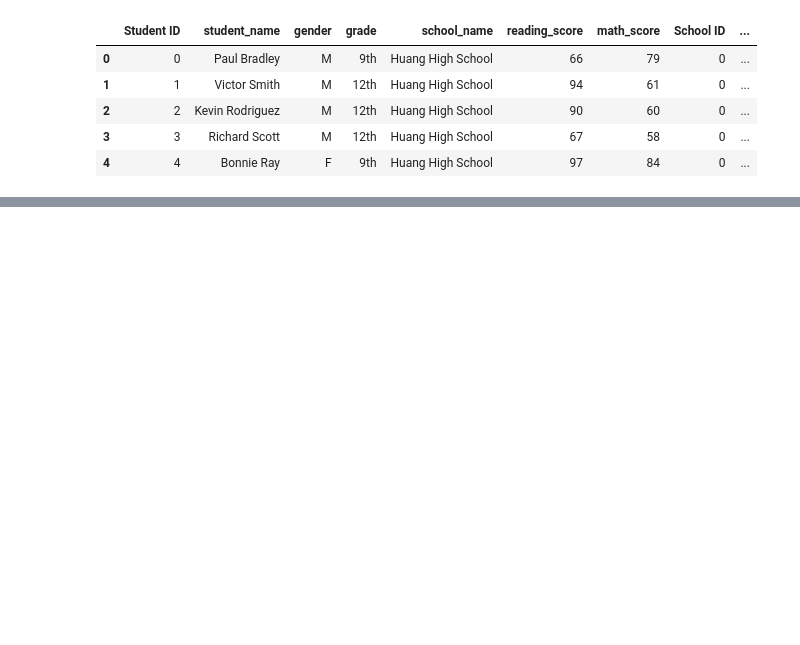
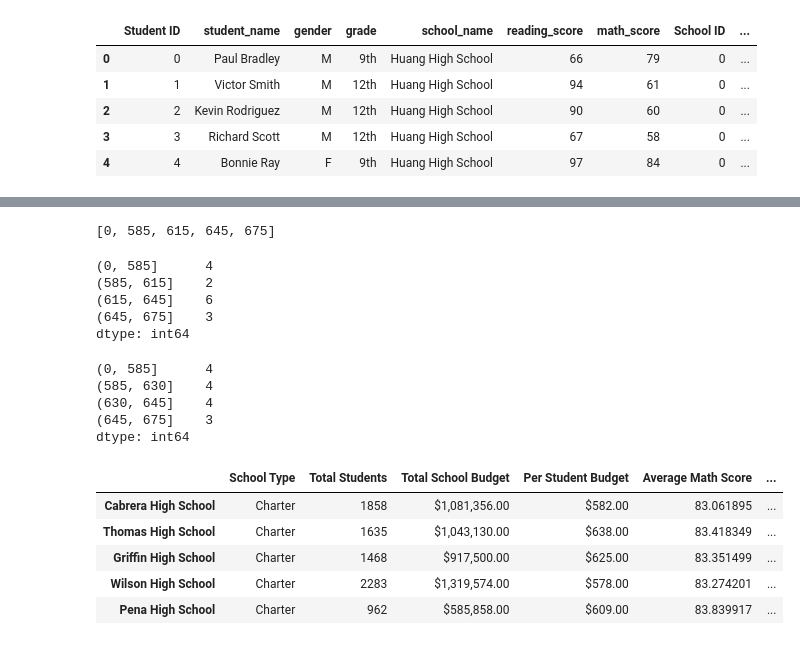
Before and after one commit to catsquared/school_district_analysis, a Jupyter notebook: PyCitySchools.ipynb, the cells around one changed output, grey strips where cells are left out. Cells and saved outputs as stored; diff of their text form; code cells hidden in the pictures; blank space fills up the shorter version.

Commit message:
Add analysis by spending range

```diff
--- a/PyCitySchools.ipynb
+++ b/PyCitySchools.ipynb
@@ -701,7 +701,7 @@ Wright High School       1739
 Name: student_name, dtype: int64
 # %%
 # Calculate the pct of passing math and reading scores
-per_school_passing_math = per_school_passing_math / per_school_counts
+per_school_passing_math = per_school_passing_math / per_school_counts * 100
 per_school_passing_math
 # %% [output]
 Bailey High School       0.666801
@@ -722,7 +722,7 @@ Wright High School       0.933333
 dtype: float64
 # %%
 # Calculate the pct of passing math and reading scores
-per_school_passing_reading = per_school_passing_reading / per_school_counts
+per_school_passing_reading = per_school_passing_reading / per_school_counts *100
 per_school_passing_reading
 # %% [output]
 Bailey High School       0.819333
@@ -1135,0 +1169,16 @@ school_grade_reading.index.name = None
+# %%
+# Increase the bins by roughly the standard deviation, starting with a bin that captures more than one school
+spending_bins = [0, 585, 585+30, 585+30*2, 585+30*3]
+spending_bins
+# %% [output]
+[0, 585, 615, 645, 675]
+# %%
+# Use the cut() function to split the data into the determined bins
+# Group by the bins, and count the number of schools in each bin
+budget_per_student.groupby(pd.cut(budget_per_student, spending_bins)).count()
+# %% [output]
+(0, 585]      4
+(585, 615]    2
+(615, 645]    6
+(645, 675]    3
+dtype: int64
@@ -1135,0 +1187,9 @@ school_grade_reading.index.name = None
+# %%
+spending_bins = [0, 585, 630, 645, 675]
+budget_per_student.groupby(pd.cut(budget_per_student, spending_bins)).count()
+# %% [output]
+(0, 585]      4
+(585, 630]    4
+(630, 645]    4
+(645, 675]    3
+dtype: int64
@@ -1135,0 +1199,10 @@ school_grade_reading.index.name = None
+# %%
+# Add bin data to the per school summary
+per_school_df.head()
+# %% [output]
+|  | School Type | Total Students | Total School Budget | Per Student Budget | Average Math Score | ... |
+| Cabrera High School | Charter | 1858 | $1,081,356.00 | $582.00 | 83.061895 | ... |
+| Thomas High School | Charter | 1635 | $1,043,130.00 | $638.00 | 83.418349 | ... |
+| Griffin High School | Charter | 1468 | $917,500.00 | $625.00 | 83.351499 | ... |
+| Wilson High School | Charter | 2283 | $1,319,574.00 | $578.00 | 83.274201 | ... |
+| Pena High School | Charter | 962 | $585,858.00 | $609.00 | 83.839917 | ... |
```
Also changed, not shown: parts of 45 cells of this notebook.
